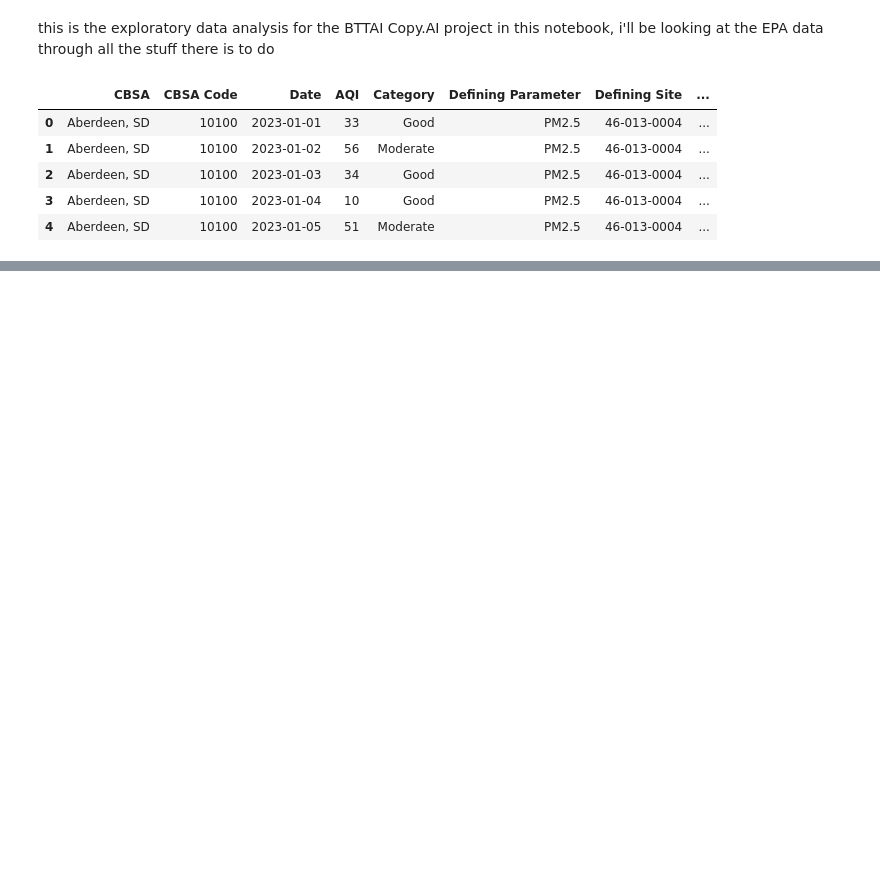
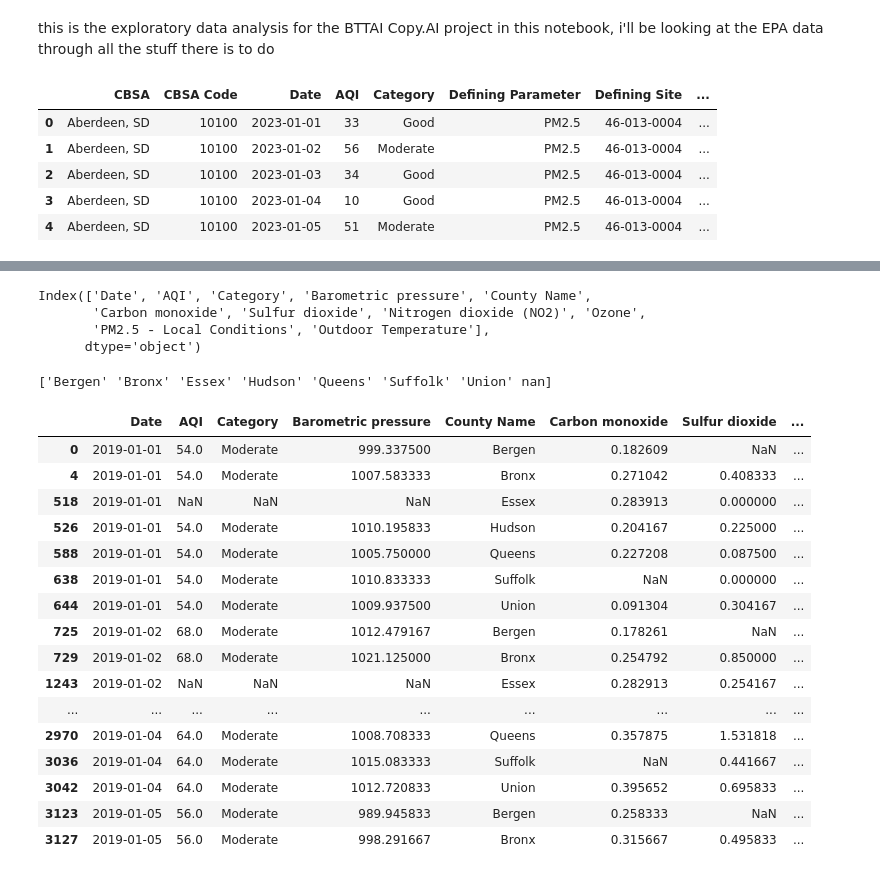
Before and after one commit to Copy-AI-student-projecct/epa, a Jupyter notebook: BTT_EDA.ipynb, the cells around one changed output, grey strips where cells are left out. Saved outputs shown, nothing was run; the diff lists cells and outputs as text; code cells hidden in the pictures; blank space fills up the shorter version.

```diff
--- a/BTT_EDA.ipynb
+++ b/BTT_EDA.ipynb
@@ -153,9 +163,11 @@ new_big_file_df = pd.merge(aqi, pressure, how='outer', on='Date')
 for i in ['42101', '42401', '42602', '44201']:
     new_big_file_df = pd.merge(new_big_file_df, process_file_set('criteria_gases', i), how='outer', on=['Date', 'County Name'])
 
-for i in ['88101', '88502']:
+for i in ['88101']:
     new_big_file_df = pd.merge(new_big_file_df, process_file_set('pm', i), how='outer', on=['Date', 'County Name'])
 
+new_big_file_df = pd.merge(new_big_file_df, process_file_set('meteorological', 'TEMP'), how='outer', on=['Date', 'County Name'])
+
 new_big_file_df = new_big_file_df.drop_duplicates(subset=['Date', 'County Name'])
-new_big_file_df.to_csv('please_work_fr.csv', sep=',', index=False, encoding='utf-8')
+new_big_file_df.to_csv('please_work_fr5.csv', sep=',', index=False, encoding='utf-8')
 # %% [output]
@@ -200,3 +212,55 @@ A value is trying to be set on a copy of a slice from a DataFrame
 See the caveats in the documentation: https://pandas.pydata.org/pandas-docs/stable/user_guide/indexing.html#returning-a-view-versus-a-copy
   df_new_nyc.drop(df_new_nyc.columns.difference(['Parameter Name','Date Local', 'Arithmetic Mean', 'County Name']), \
 ... (54 outputs left out)
+# %%
+# big file now exists! leave it as is, edit the dataframe, then make a new file that's final (and has a proper name)
+final_df = new_big_file_df
+
+print(final_df.columns)
+# %% [output]
+Index(['Date', 'AQI', 'Category', 'Barometric pressure', 'County Name',
+       'Carbon monoxide', 'Sulfur dioxide', 'Nitrogen dioxide (NO2)', 'Ozone',
+       'PM2.5 - Local Conditions', 'Outdoor Temperature'],
+      dtype='object')
+# %%
+# drop duchess, kings, ocean, putnam, and richmond
+final_df.drop(final_df.loc[final_df['County Name'] == 'Dutchess'].index, inplace=True)
+final_df.drop(final_df.loc[final_df['County Name'] == 'Hunterdon'].index, inplace=True)
+final_df.drop(final_df.loc[final_df['County Name'] == 'Kings'].index, inplace=True)
+final_df.drop(final_df.loc[final_df['County Name'] == 'Middlesex'].index, inplace=True)
+final_df.drop(final_df.loc[final_df['County Name'] == 'Monmouth'].index, inplace=True)
+final_df.drop(final_df.loc[final_df['County Name'] == 'Morris'].index, inplace=True)
+final_df.drop(final_df.loc[final_df['County Name'] == 'Nassau'].index, inplace=True)
+final_df.drop(final_df.loc[final_df['County Name'] == 'New York'].index, inplace=True)
+final_df.drop(final_df.loc[final_df['County Name'] == 'Ocean'].index, inplace=True)
+final_df.drop(final_df.loc[final_df['County Name'] == 'Orange'].index, inplace=True)
+final_df.drop(final_df.loc[final_df['County Name'] == 'Passaic'].index, inplace=True)
+final_df.drop(final_df.loc[final_df['County Name'] == 'Putnam'].index, inplace=True)
+final_df.drop(final_df.loc[final_df['County Name'] == 'Richmond'].index, inplace=True)
+final_df.drop(final_df.loc[final_df['County Name'] == 'Rockland'].index, inplace=True)
+final_df.drop(final_df.loc[final_df['County Name'] == 'Westchester'].index, inplace=True)
+
+print(final_df['County Name'].unique())
+
+final_df.head(30)
+
+#final_df.to_csv('with_removals.csv', sep=',', index=False, encoding='utf-8')
+# %% [output]
+['Bergen' 'Bronx' 'Essex' 'Hudson' 'Queens' 'Suffolk' 'Union' nan]
+|  | Date | AQI | Category | Barometric pressure | County Name | Carbon monoxide | Sulfur dioxide | ... |
+| 0 | 2019-01-01 | 54.0 | Moderate | 999.337500 | Bergen | 0.182609 | NaN | ... |
+| 4 | 2019-01-01 | 54.0 | Moderate | 1007.583333 | Bronx | 0.271042 | 0.408333 | ... |
+| 518 | 2019-01-01 | NaN | NaN | NaN | Essex | 0.283913 | 0.000000 | ... |
+| 526 | 2019-01-01 | 54.0 | Moderate | 1010.195833 | Hudson | 0.204167 | 0.225000 | ... |
+| 588 | 2019-01-01 | 54.0 | Moderate | 1005.750000 | Queens | 0.227208 | 0.087500 | ... |
+| 638 | 2019-01-01 | 54.0 | Moderate | 1010.833333 | Suffolk | NaN | 0.000000 | ... |
+| 644 | 2019-01-01 | 54.0 | Moderate | 1009.937500 | Union | 0.091304 | 0.304167 | ... |
+| 725 | 2019-01-02 | 68.0 | Moderate | 1012.479167 | Bergen | 0.178261 | NaN | ... |
+| 729 | 2019-01-02 | 68.0 | Moderate | 1021.125000 | Bronx | 0.254792 | 0.850000 | ... |
+| 1243 | 2019-01-02 | NaN | NaN | NaN | Essex | 0.282913 | 0.254167 | ... |
+| ... | ... | ... | ... | ... | ... | ... | ... | ... |
+| 2970 | 2019-01-04 | 64.0 | Moderate | 1008.708333 | Queens | 0.357875 | 1.531818 | ... |
+| 3036 | 2019-01-04 | 64.0 | Moderate | 1015.083333 | Suffolk | NaN | 0.441667 | ... |
+| 3042 | 2019-01-04 | 64.0 | Moderate | 1012.720833 | Union | 0.395652 | 0.695833 | ... |
+| 3123 | 2019-01-05 | 56.0 | Moderate | 989.945833 | Bergen | 0.258333 | NaN | ... |
+| 3127 | 2019-01-05 | 56.0 | Moderate | 998.291667 | Bronx | 0.315667 | 0.495833 | ... |
```
Also changed, not shown: parts of 16 cells of this notebook, 1 other file.
